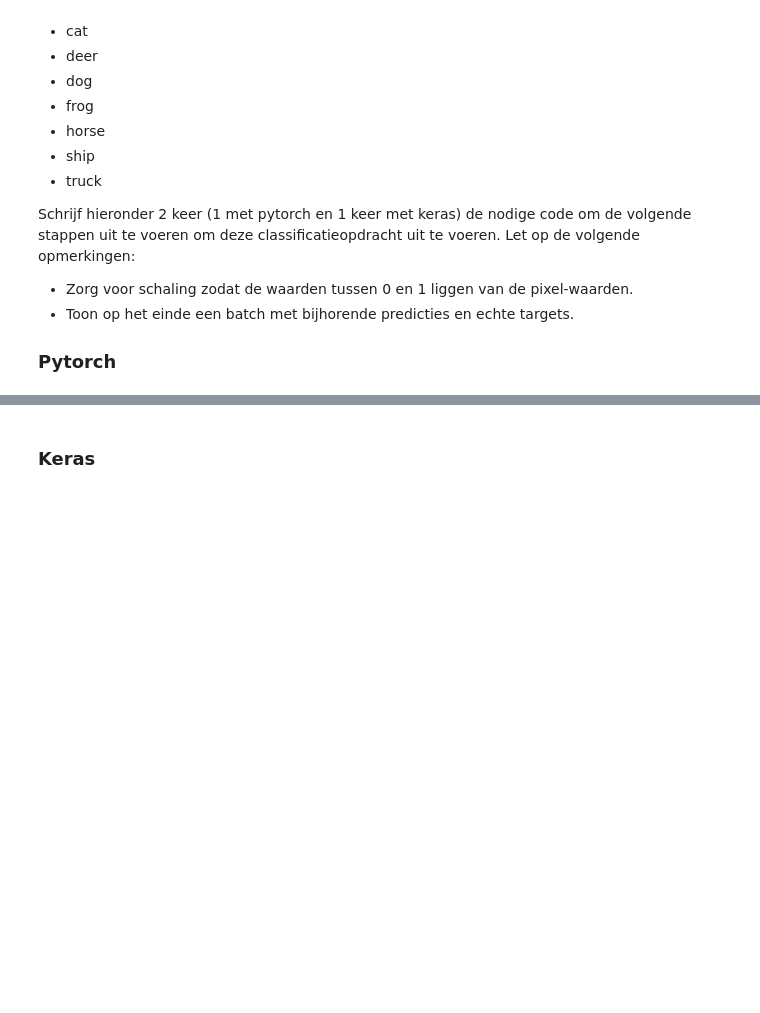
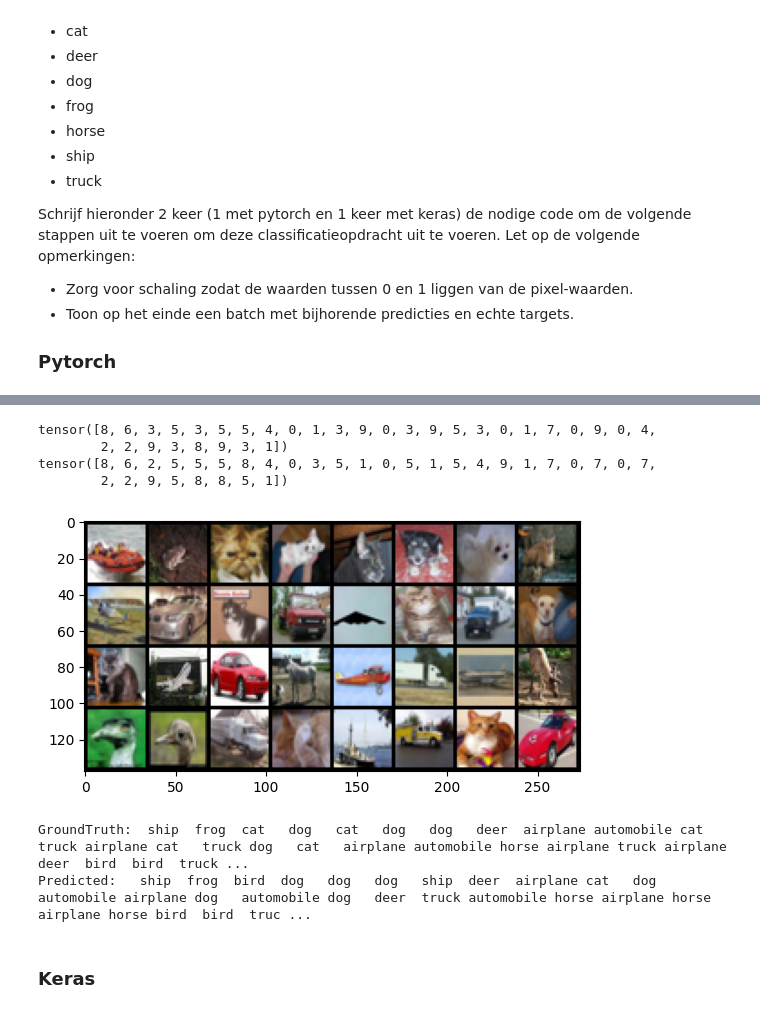
Before and after one commit to OdiseeMachineLearning2425/Leerstof_Groep2, a Jupyter notebook: Week 3/02_CNN.ipynb, the cells around one changed output, grey strips where cells are left out. Drawn from its saved outputs; the diff is of its cells as text; code cells hidden in the pictures; blank space fills up the shorter version.

```diff
--- a/Week 3/02_CNN.ipynb
+++ b/Week 3/02_CNN.ipynb
@@ -189,3 +189,20 @@ Let op de volgende opmerkingen:
 * Toon op het einde een batch met bijhorende predicties en echte targets.
 
 ### Pytorch
+# %%
+import torch
+from torchvision import datasets, transforms
+import torch.optim as optim
+
+# Transforms om beelden voor te bereiden
+transform = transforms.Compose([
+    transforms.ToTensor()
+])
+
+batch_size=32
+
+# Load the dataset
+trainset = datasets.CIFAR10(root='./data', train=True, download=True, transform=transform)
+trainloader = torch.utils.data.DataLoader(trainset, batch_size=batch_size, shuffle=True, num_workers=2)
+testset = datasets.CIFAR10(root='./datatest', train=False, download=True, transform=transform)
+testloader = torch.utils.data.DataLoader(trainset, batch_size=batch_size, shuffle=True, num_workers=2)
@@ -192,2 +260,31 @@ Let op de volgende opmerkingen:
+# %%
+import torchvision
+import matplotlib.pyplot as plt
+
+test_inputs, test_labels = next(iter(testloader))
+test_outputs = model(test_inputs)
+_, predictions = torch.max(test_outputs, 1)
+
+print(test_labels)
+print(predictions)
+
+# Print the image, true labels, and predicted labels
+def imshow(img):
+    img = img.permute(1, 2, 0).numpy()  # Convert back to HxWxC
+    plt.imshow(img)
+    plt.show()
+
+# Print images
+imshow(torchvision.utils.make_grid(test_inputs))
+print('GroundTruth: ', ' '.join(f'{trainset.classes[test_labels[j]]:5s}' for j in range(batch_size)))
+print('Predicted:  ', ' '.join(f'{trainset.classes[predictions[j]]:5s}' for j in range(batch_size)))
+# %% [output]
+tensor([8, 6, 3, 5, 3, 5, 5, 4, 0, 1, 3, 9, 0, 3, 9, 5, 3, 0, 1, 7, 0, 9, 0, 4,
+        2, 2, 9, 3, 8, 9, 3, 1])
+tensor([8, 6, 2, 5, 5, 5, 8, 4, 0, 3, 5, 1, 0, 5, 1, 5, 4, 9, 1, 7, 0, 7, 0, 7,
+        2, 2, 9, 5, 8, 8, 5, 1])
+[figure, added]
+GroundTruth:  ship  frog  cat   dog   cat   dog   dog   deer  airplane automobile cat   truck airplane cat   truck dog   cat   airplane automobile horse airplane truck airplane deer  bird  bird  truck ...
+Predicted:   ship  frog  bird  dog   dog   dog   ship  deer  airplane cat   dog   automobile airplane dog   automobile dog   deer  truck automobile horse airplane horse airplane horse bird  bird  truc ...
 # %% [markdown]
 ### Keras
```
Also changed, not shown: parts of 4 cells of this notebook, 17 other files.
